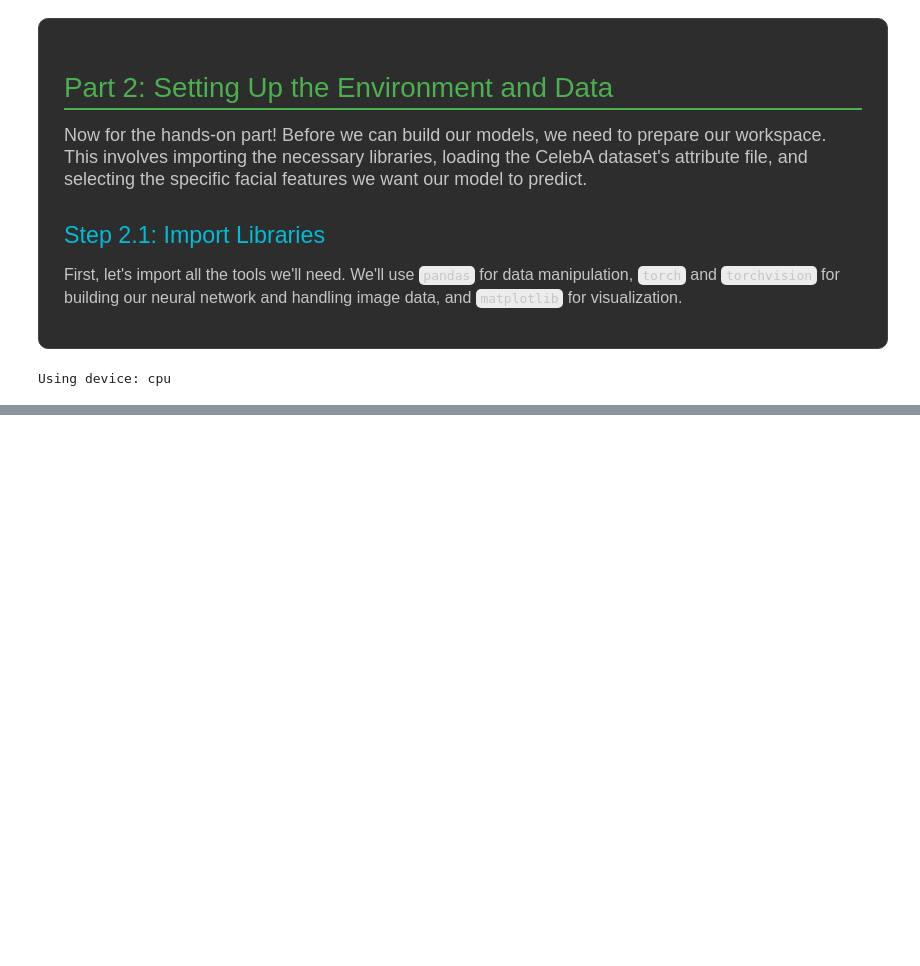
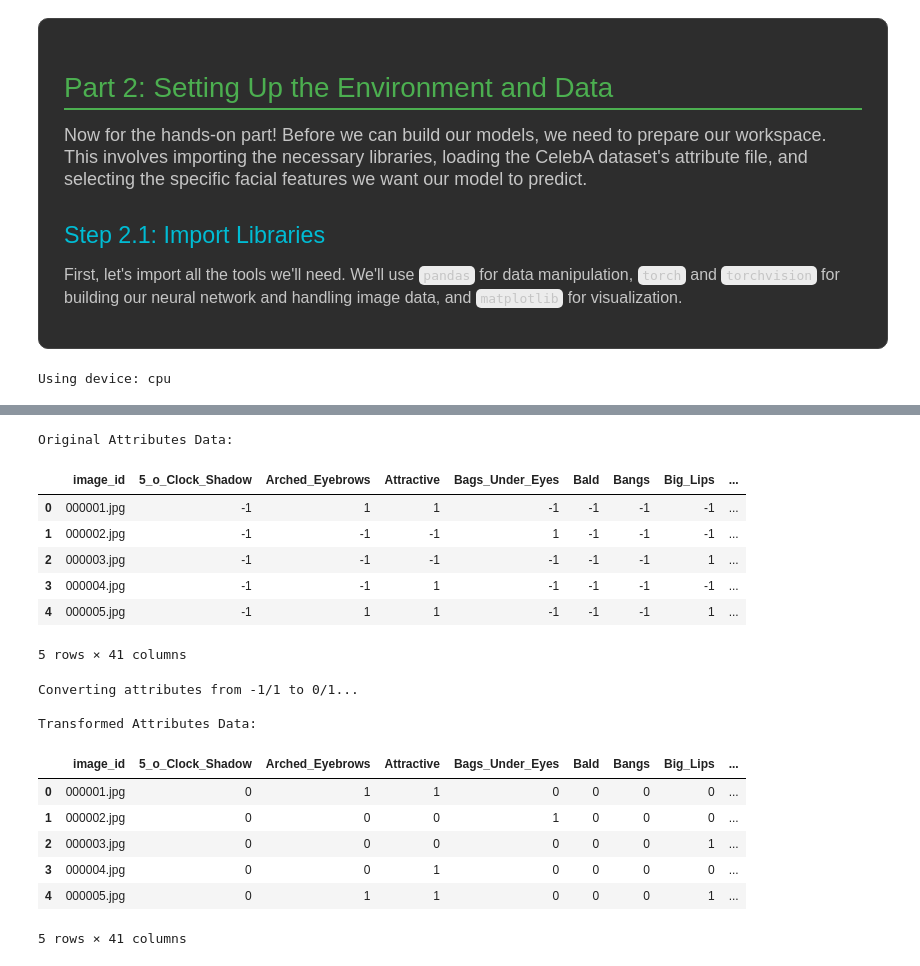
Before and after one commit to alabhastam/Multi-Task-Learning-tutorial, a Jupyter notebook: main.ipynb, the cells around one changed output, grey strips where cells are left out. Saved outputs shown, nothing was run; the diff lists cells and outputs as text; code cells hidden in the pictures; blank space fills up the shorter version.

```diff
--- a/main.ipynb
+++ b/main.ipynb
@@ -112,0 +127,40 @@ Using device: cpu
+# %%
+# Define paths
+BASE_PATH = "/kaggle/input/celeba-dataset/"
+IMAGE_PATH = os.path.join(BASE_PATH, "img_align_celeba", "img_align_celeba")
+ATTRIBUTE_PATH = os.path.join(BASE_PATH, "list_attr_celeba.csv")
+
+# Load attributes
+df_attr = pd.read_csv(ATTRIBUTE_PATH)
+
+# Let's see the first few rows
+print("Original Attributes Data:")
+display(df_attr.head())
+
+# The labels are -1 and 1. Let's convert them to 0 and 1.
+print("\nConverting attributes from -1/1 to 0/1...")
+for col in df_attr.columns:
+    if col != 'image_id':
+        df_attr[col] = df_attr[col].replace(-1, 0)
+
+print("\nTransformed Attributes Data:")
+display(df_attr.head())
+# %% [output]
+Original Attributes Data:
+|  | image_id | 5_o_Clock_Shadow | Arched_Eyebrows | Attractive | Bags_Under_Eyes | Bald | Bangs | Big_Lips | ... |
+| 0 | 000001.jpg | -1 | 1 | 1 | -1 | -1 | -1 | -1 | ... |
+| 1 | 000002.jpg | -1 | -1 | -1 | 1 | -1 | -1 | -1 | ... |
+| 2 | 000003.jpg | -1 | -1 | -1 | -1 | -1 | -1 | 1 | ... |
+| 3 | 000004.jpg | -1 | -1 | 1 | -1 | -1 | -1 | -1 | ... |
+| 4 | 000005.jpg | -1 | 1 | 1 | -1 | -1 | -1 | 1 | ... |
+5 rows × 41 columns
+Converting attributes from -1/1 to 0/1...
+
+Transformed Attributes Data:
+|  | image_id | 5_o_Clock_Shadow | Arched_Eyebrows | Attractive | Bags_Under_Eyes | Bald | Bangs | Big_Lips | ... |
+| 0 | 000001.jpg | 0 | 1 | 1 | 0 | 0 | 0 | 0 | ... |
+| 1 | 000002.jpg | 0 | 0 | 0 | 1 | 0 | 0 | 0 | ... |
+| 2 | 000003.jpg | 0 | 0 | 0 | 0 | 0 | 0 | 1 | ... |
+| 3 | 000004.jpg | 0 | 0 | 1 | 0 | 0 | 0 | 0 | ... |
+| 4 | 000005.jpg | 0 | 1 | 1 | 0 | 0 | 0 | 1 | ... |
+5 rows × 41 columns
```
Also changed, not shown: parts of 5 cells of this notebook.
